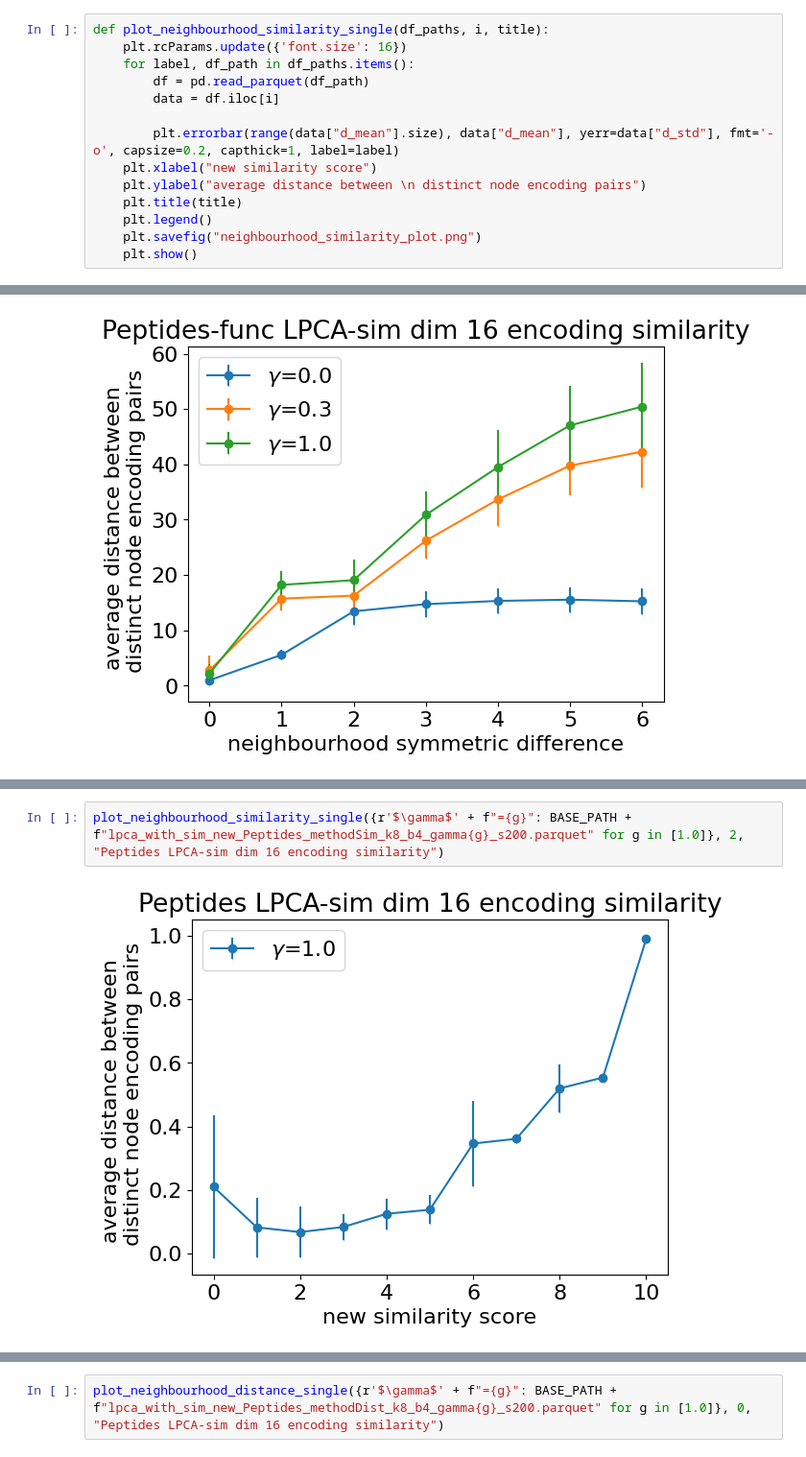
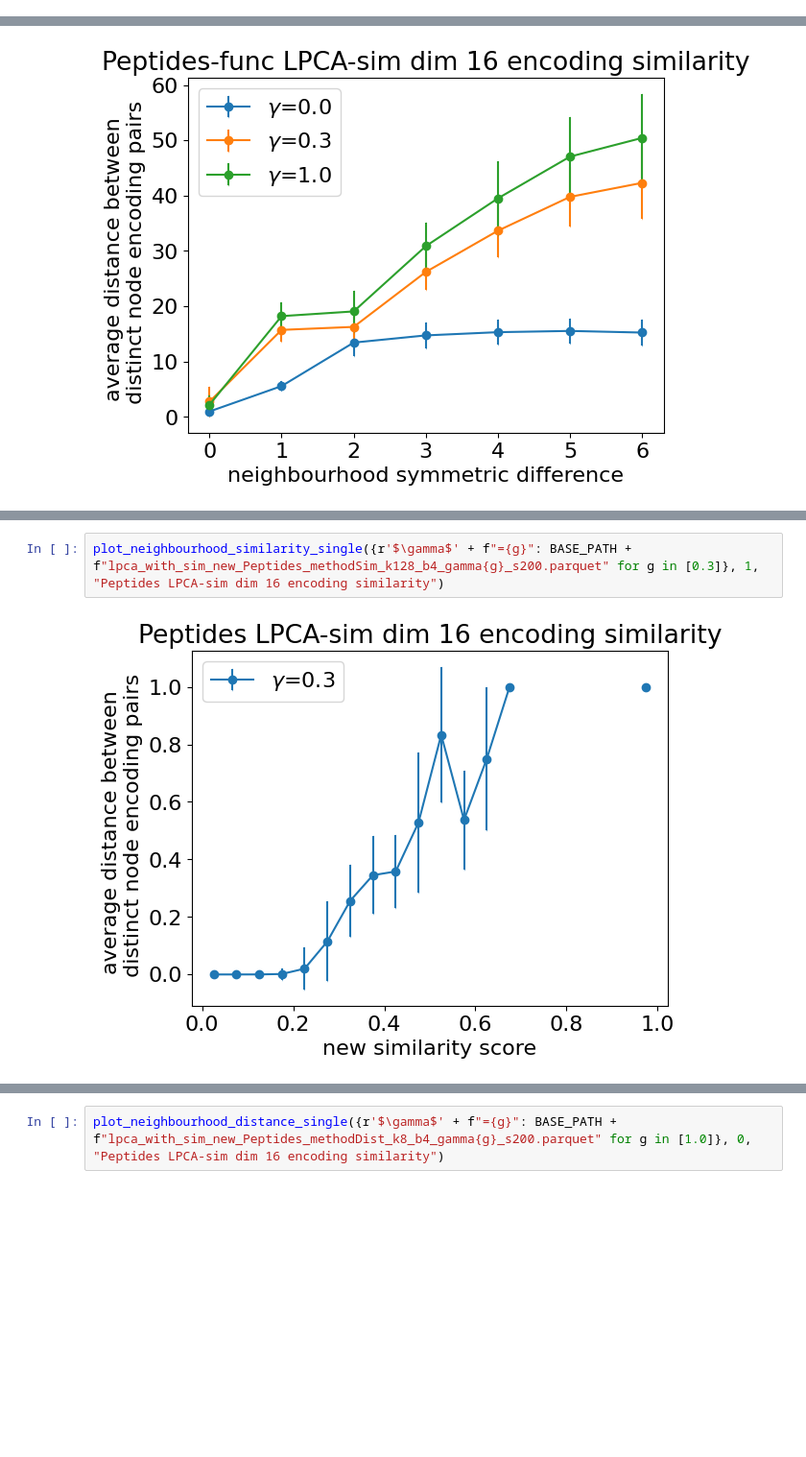
Before and after one commit to richardbinder/binary-matrix-factorization, a Jupyter notebook: src/encoding_similarity_new.ipynb, the cells around one changed output, grey strips where cells are left out. Shown at 96% size. Saved outputs shown, nothing was run; the diff lists cells and outputs as text; blank space fills up the shorter version.

```diff
--- a/src/encoding_similarity_new.ipynb
+++ b/src/encoding_similarity_new.ipynb
@@ -61,14 +90,0 @@ def plot_neighbourhood_distance_single(df_paths, i, title):
-# %%
-def plot_neighbourhood_similarity_single(df_paths, i, title):
-    plt.rcParams.update({'font.size': 16})
-    for label, df_path in df_paths.items():
-        df = pd.read_parquet(df_path)
-        data = df.iloc[i]
-
-        plt.errorbar(range(data["d_mean"].size), data["d_mean"], yerr=data["d_std"], fmt='-o', capsize=0.2, capthick=1, label=label)
-    plt.xlabel("new similarity score")
-    plt.ylabel("average distance between \n distinct node encoding pairs")
-    plt.title(title)
-    plt.legend()
-    plt.savefig("neighbourhood_similarity_plot.png")
-    plt.show()
@@ -156,4 +147,4 @@ plot_neighbourhood_similarity_single({r'$\gamma$' + f"={g}": BASE_PATH + f"lpca_
 # %%
-plot_neighbourhood_similarity_single({r'$\gamma$' + f"={g}": BASE_PATH + f"lpca_with_sim_new_Peptides_methodSim_k8_b4_gamma{g}_s200.parquet" for g in [1.0]}, 2, "Peptides LPCA-sim dim 16 encoding similarity")
+plot_neighbourhood_similarity_single({r'$\gamma$' + f"={g}": BASE_PATH + f"lpca_with_sim_new_Peptides_methodSim_k128_b4_gamma{g}_s200.parquet" for g in [0.3]}, 1, "Peptides LPCA-sim dim 16 encoding similarity")
 # %% [output]
-[figure, old version]
+[figure, new version]
```
Also changed, not shown: parts of 18 cells of this notebook, 8 other files.
